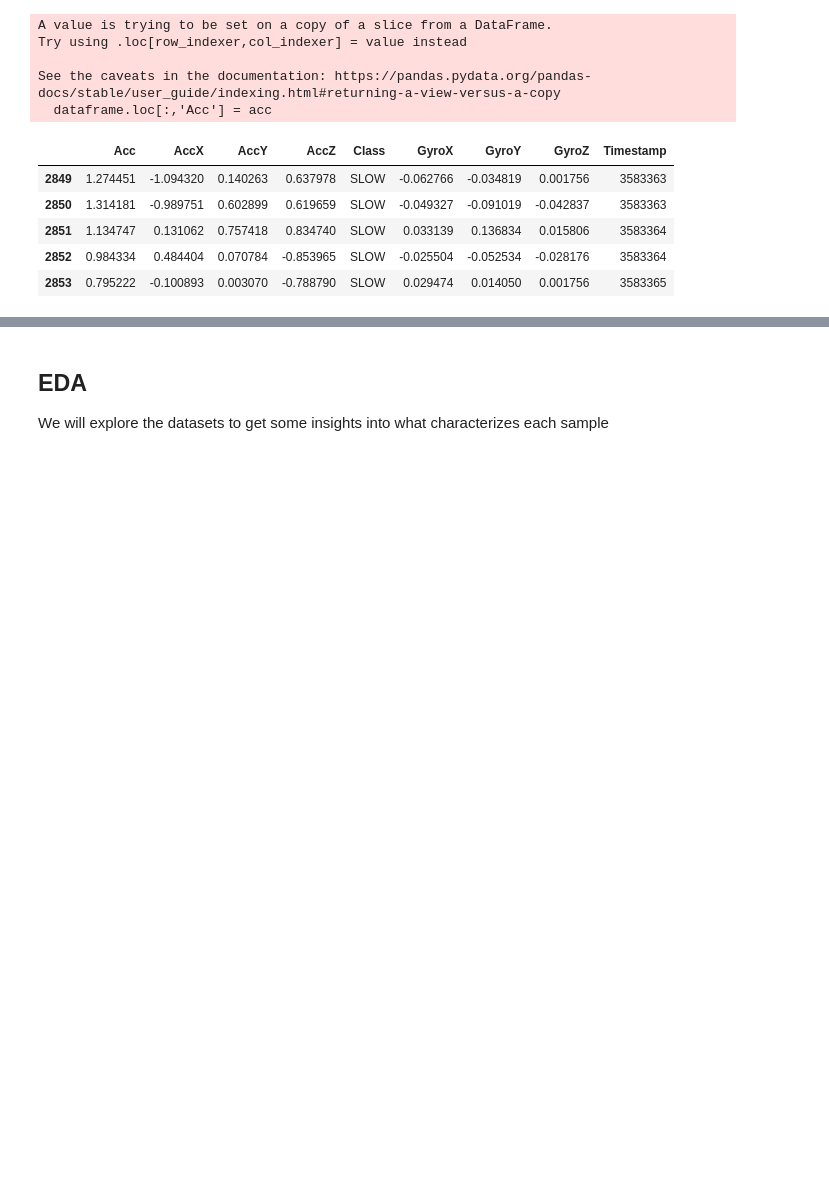
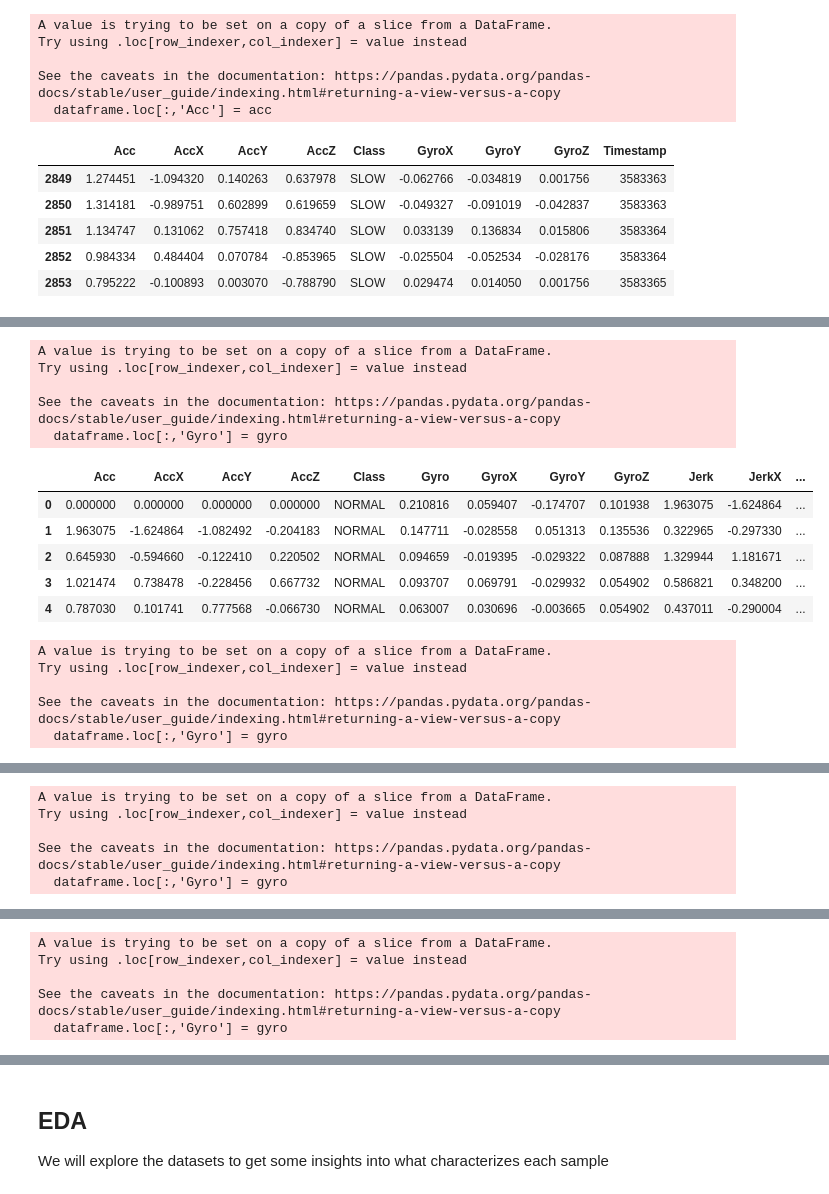
Before and after one commit to aurvantGitHub/driving_behavior, a Jupyter notebook: main.ipynb, the cells around one changed output, grey strips where cells are left out. Cells and saved outputs as stored; diff of their text form; code cells hidden in the pictures; blank space fills up the shorter version.

```diff
--- a/main.ipynb
+++ b/main.ipynb
@@ -306,3 +306,30 @@ See the caveats in the documentation: https://pandas.pydata.org/pandas-docs/stab
 | 2851 | 1.134747 | 0.131062 | 0.757418 | 0.834740 | SLOW | 0.033139 | 0.136834 | 0.015806 | 1.075621 | 0.737077 | -0.266057 | ... |
 | 2852 | 0.984334 | 0.484404 | 0.070784 | -0.853965 | SLOW | -0.025504 | -0.052534 | -0.028176 | 0.902593 | -0.115977 | -0.377174 | ... |
 | 2853 | 0.795222 | -0.100893 | 0.003070 | -0.788790 | SLOW | 0.029474 | 0.014050 | 0.001756 | 0.508711 | -0.167275 | -0.118701 | ... |
+# %%
+# angular velocity norm
+for dataframe in dfs:
+    gyrox = dataframe.loc[:,'GyroX'].copy()
+    gyroy = dataframe.loc[:,'GyroY'].copy()
+    gyroz = dataframe.loc[:,'GyroZ'].copy()
+    gyro = np.sqrt((gyrox)**2 + (gyroy)**2 + (gyroz)**2)
+    dataframe.loc[:,'Gyro'] = gyro
+    dataframe = dataframe.reindex(sorted(dataframe.columns), axis=1)
+    display(dataframe.head())
+# %% [output]
+A value is trying to be set on a copy of a slice from a DataFrame.
+Try using .loc[row_indexer,col_indexer] = value instead
+
+See the caveats in the documentation: https://pandas.pydata.org/pandas-docs/stable/user_guide/indexing.html#returning-a-view-versus-a-copy
+  dataframe.loc[:,'Gyro'] = gyro
+|  | Acc | AccX | AccY | AccZ | Class | Gyro | GyroX | GyroY | GyroZ | Jerk | JerkX | ... |
+| 0 | 0.000000 | 0.000000 | 0.000000 | 0.000000 | NORMAL | 0.210816 | 0.059407 | -0.174707 | 0.101938 | 1.963075 | -1.624864 | ... |
+| 1 | 1.963075 | -1.624864 | -1.082492 | -0.204183 | NORMAL | 0.147711 | -0.028558 | 0.051313 | 0.135536 | 0.322965 | -0.297330 | ... |
+| 2 | 0.645930 | -0.594660 | -0.122410 | 0.220502 | NORMAL | 0.094659 | -0.019395 | -0.029322 | 0.087888 | 1.329944 | 1.181671 | ... |
+| 3 | 1.021474 | 0.738478 | -0.228456 | 0.667732 | NORMAL | 0.093707 | 0.069791 | -0.029932 | 0.054902 | 0.586821 | 0.348200 | ... |
+| 4 | 0.787030 | 0.101741 | 0.777568 | -0.066730 | NORMAL | 0.063007 | 0.030696 | -0.003665 | 0.054902 | 0.437011 | -0.290004 | ... |
+A value is trying to be set on a copy of a slice from a DataFrame.
+Try using .loc[row_indexer,col_indexer] = value instead
+
+See the caveats in the documentation: https://pandas.pydata.org/pandas-docs/stable/user_guide/indexing.html#returning-a-view-versus-a-copy
+  dataframe.loc[:,'Gyro'] = gyro
@@ -308,0 +342,5 @@ See the caveats in the documentation: https://pandas.pydata.org/pandas-docs/stab
+A value is trying to be set on a copy of a slice from a DataFrame.
+Try using .loc[row_indexer,col_indexer] = value instead
+
+See the caveats in the documentation: https://pandas.pydata.org/pandas-docs/stable/user_guide/indexing.html#returning-a-view-versus-a-copy
+  dataframe.loc[:,'Gyro'] = gyro
@@ -308,0 +353,5 @@ See the caveats in the documentation: https://pandas.pydata.org/pandas-docs/stab
+A value is trying to be set on a copy of a slice from a DataFrame.
+Try using .loc[row_indexer,col_indexer] = value instead
+
+See the caveats in the documentation: https://pandas.pydata.org/pandas-docs/stable/user_guide/indexing.html#returning-a-view-versus-a-copy
+  dataframe.loc[:,'Gyro'] = gyro
```
Also changed, not shown: parts of 5 cells of this notebook.
